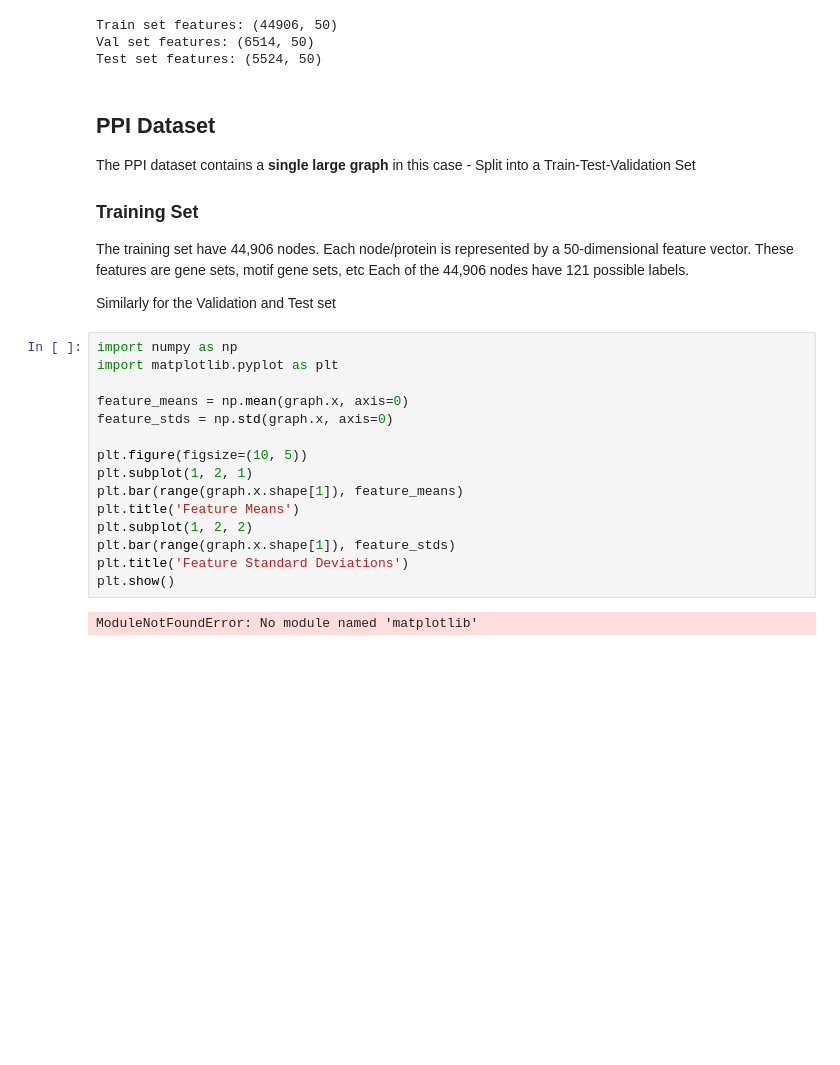
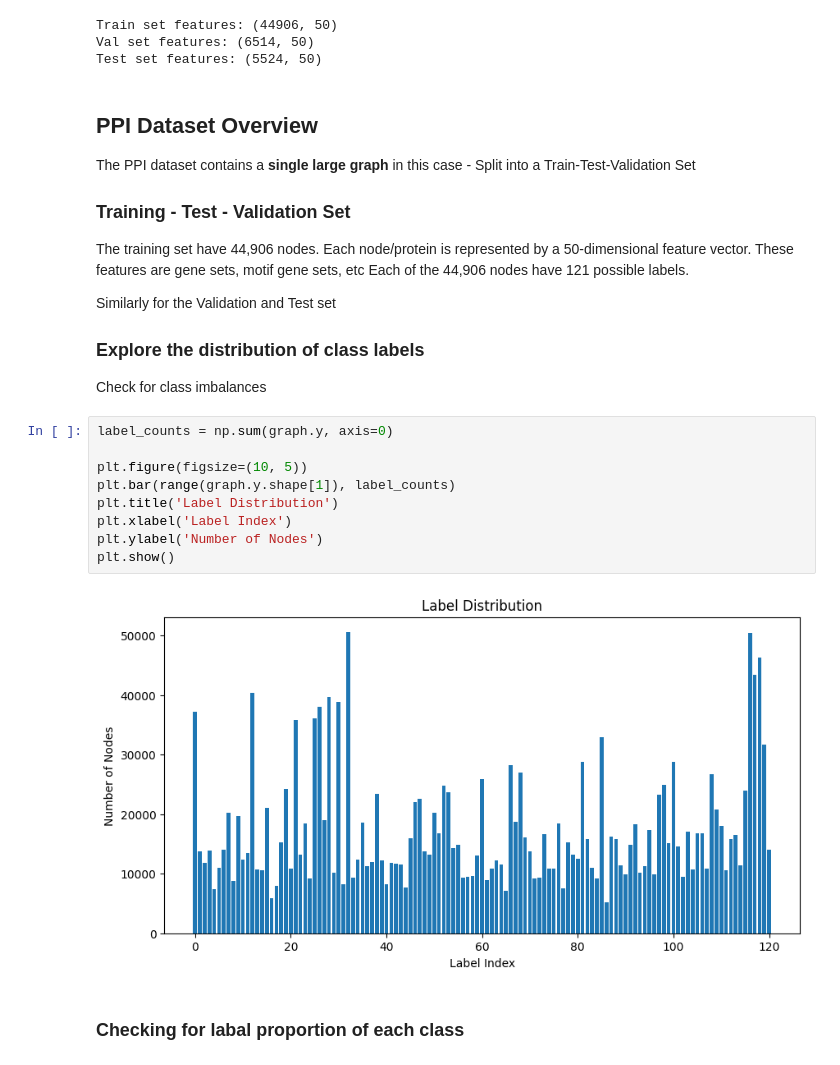
Before and after one commit to tshjustin/PPI_EDA, a Jupyter notebook: EDA_PPI.ipynb, the cells around one changed output. Saved outputs shown, nothing was run; the diff lists cells and outputs as text; blank space fills up the shorter version.

```diff
--- a/EDA_PPI.ipynb
+++ b/EDA_PPI.ipynb
@@ -50,30 +54,29 @@ Train set features: (44906, 50)
 Val set features: (6514, 50)
 Test set features: (5524, 50)
 # %% [markdown]
-## PPI Dataset
+## PPI Dataset Overview
 
 The PPI dataset contains a **single large graph** in this case - Split into a Train-Test-Validation Set
 
-### Training Set
+### Training - Test - Validation Set
 The training set have 44,906 nodes. Each node/protein is represented by a 50-dimensional feature vector. These features are gene sets, motif gene sets, etc
 Each of the 44,906 nodes have 121 possible labels.
 
 
 Similarly for the Validation and Test set
+
+### Explore the distribution of class labels
+Check for class imbalances
-# %%
-import numpy as np
-import matplotlib.pyplot as plt
-
-feature_means = np.mean(graph.x, axis=0)
-feature_stds = np.std(graph.x, axis=0)
-
-plt.figure(figsize=(10, 5))
-plt.subplot(1, 2, 1)
-plt.bar(range(graph.x.shape[1]), feature_means)
-plt.title('Feature Means')
-plt.subplot(1, 2, 2)
-plt.bar(range(graph.x.shape[1]), feature_stds)
-plt.title('Feature Standard Deviations')
-plt.show()
-# %% [output]
-ModuleNotFoundError: No module named 'matplotlib'
+# %%
+label_counts = np.sum(graph.y, axis=0)
+
+plt.figure(figsize=(10, 5))
+plt.bar(range(graph.y.shape[1]), label_counts)
+plt.title('Label Distribution')
+plt.xlabel('Label Index')
+plt.ylabel('Number of Nodes')
+plt.show()
+# %% [output]
+[figure, added]
+# %% [markdown]
+### Checking for labal proportion of each class
```
Also changed, not shown: parts of 18 cells of this notebook, 1 other file.
